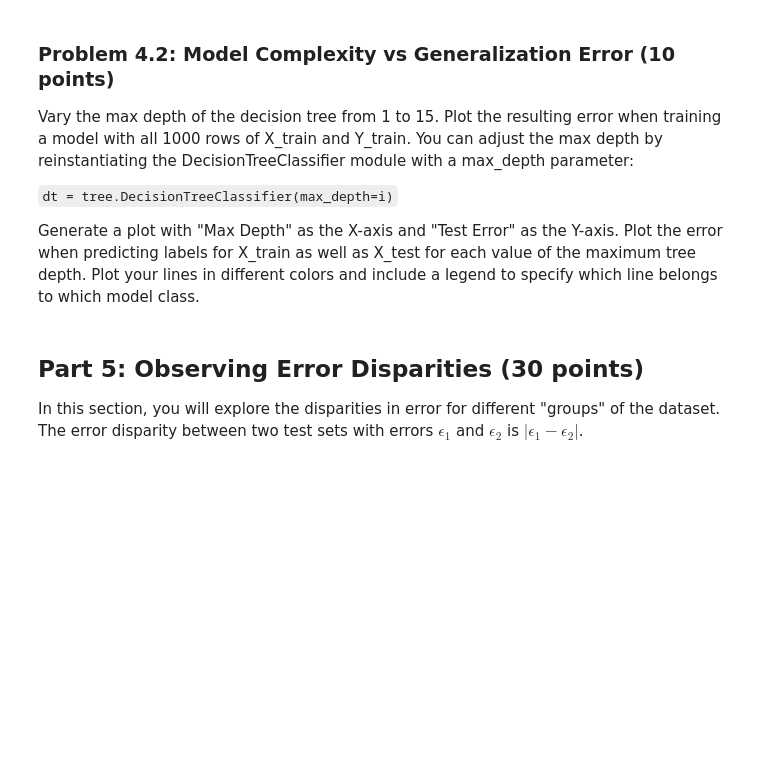
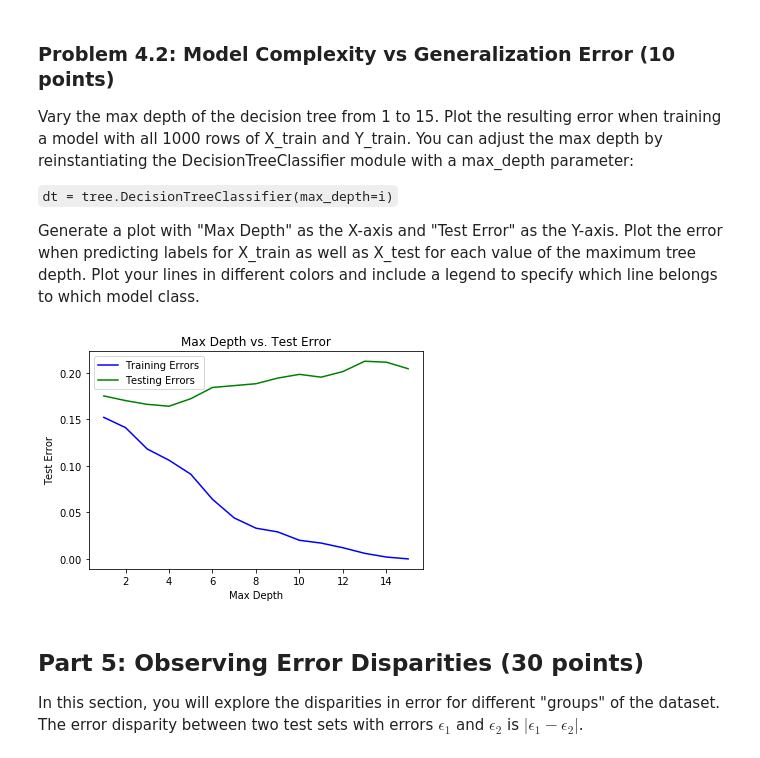
Before and after one commit to josephcsoti/cse146, a Jupyter notebook: lab1/CSE146_Lab1--Joseph Csoti--2020.ipynb, the cells around one changed output. Saved outputs shown, nothing was run; the diff lists cells and outputs as text; code cells hidden in the pictures; blank space fills up the shorter version.

```diff
--- a/lab1/CSE146_Lab1--Joseph Csoti--2020.ipynb
+++ b/lab1/CSE146_Lab1--Joseph Csoti--2020.ipynb
@@ -192,3 +269,35 @@ Generate a plot with "Max Depth" as the X-axis and "Test Error" as the Y-axis. P
+# %%
+depths = []
+train_errors = []
+test_errors = []
+
+for i in range(1, 16):
+    dt = tree.DecisionTreeClassifier(max_depth=i)
+
+    dt_fit = dt.fit(X_train, Y_train)
+
+    y_dt_train = dt_fit.predict(X_train)
+    y_dt_test = dt_fit.predict(X_test)
+
+    dt_error_test = error(Y_test, y_dt_test)
+    dt_error_train = error(Y_train, y_dt_train)
+
+    depths.append(i)
+    train_errors.append(dt_error_train)
+    test_errors.append(dt_error_test)
+
+# Create a plot with a caption, X and Y legends, etc
+plt.title('Max Depth vs. Test Error')
+plt.xlabel('Max Depth')
+plt.ylabel('Test Error')
+
+plt.plot(depths, train_errors, color='blue', label='Training Errors')
+plt.plot(depths, test_errors, color='green', label='Testing Errors')
+plt.legend()
+
+plt.show()
+# %% [output]
+[figure, added]
 # %% [markdown]
 ## Part 5: Observing Error Disparities (30 points)
 
```
Also changed, not shown: parts of 31 cells of this notebook.
